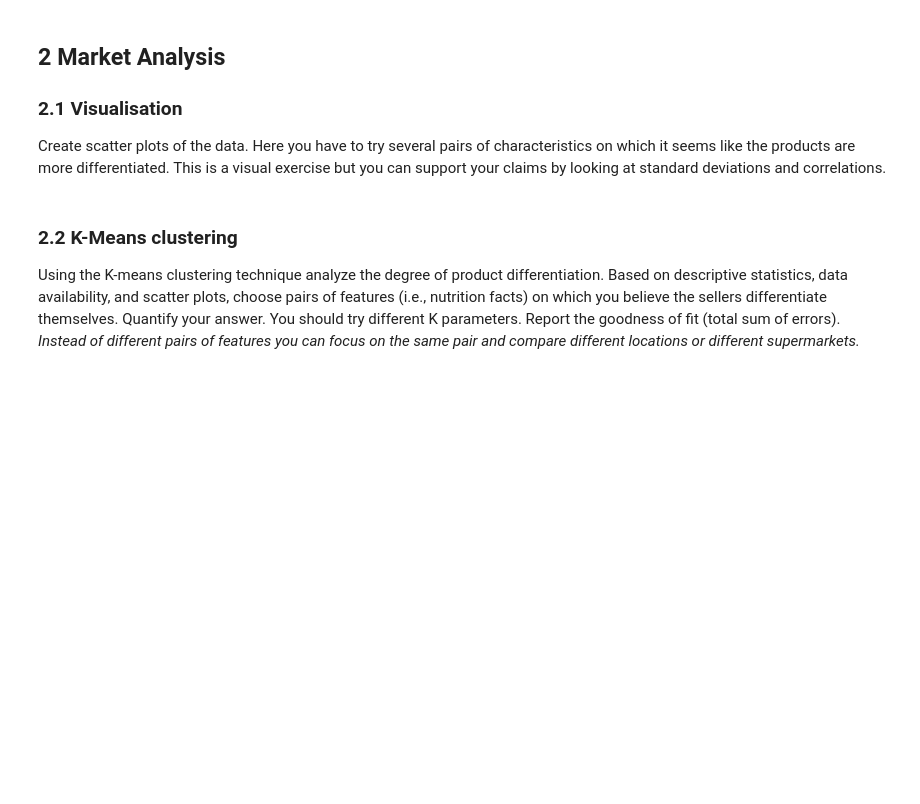
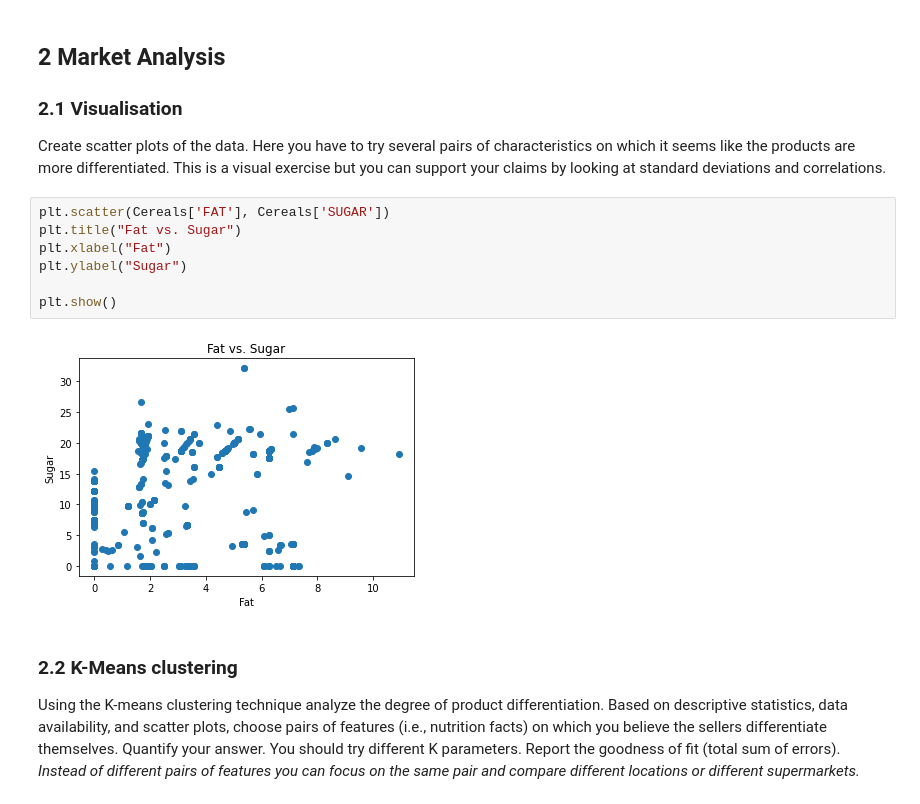
Before and after one commit to joshuamcurtis/Cereal_Project, a Jupyter notebook: Cereal Project.ipynb, the cells around one changed output. Cells and saved outputs as stored; diff of their text form; blank space fills up the shorter version.

Commit message:
Added Fay v. Sugar scatter plot

```diff
--- a/Cereal Project.ipynb
+++ b/Cereal Project.ipynb
@@ -181,6 +181,15 @@ Cereals.describe()
 ## 2 Market Analysis
 ### 2.1 Visualisation
 Create scatter plots of the data. Here you have to try several pairs of characteristics on which it seems like the products are more differentiated. This is a visual exercise but you can support your claims by looking at standard deviations and correlations.
+# %%
+plt.scatter(Cereals['FAT'], Cereals['SUGAR'])
+plt.title("Fat vs. Sugar")
+plt.xlabel("Fat")
+plt.ylabel("Sugar")
+
+plt.show()
+# %% [output]
+[figure, added]
 # %% [markdown]
 ### 2.2 K-Means clustering
 Using the K-means clustering technique analyze the degree of product differentiation. Based on descriptive statistics, data availability, and scatter plots, choose pairs of features (i.e., nutrition facts) on which you believe the sellers differentiate themselves. Quantify your answer. You should try different K parameters. Report the goodness of fit (total sum of errors). *Instead of different pairs of features you can focus on the same pair and compare different locations or different supermarkets.*
```
Also changed, not shown: parts of 2 cells of this notebook.
